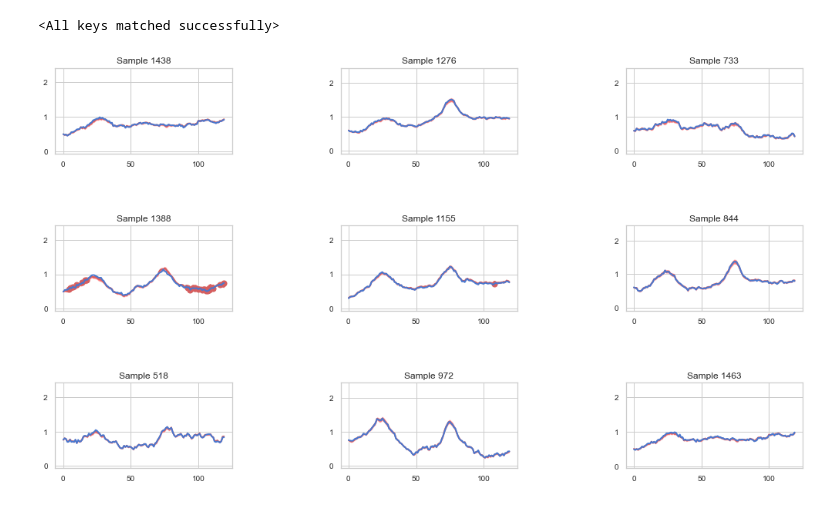
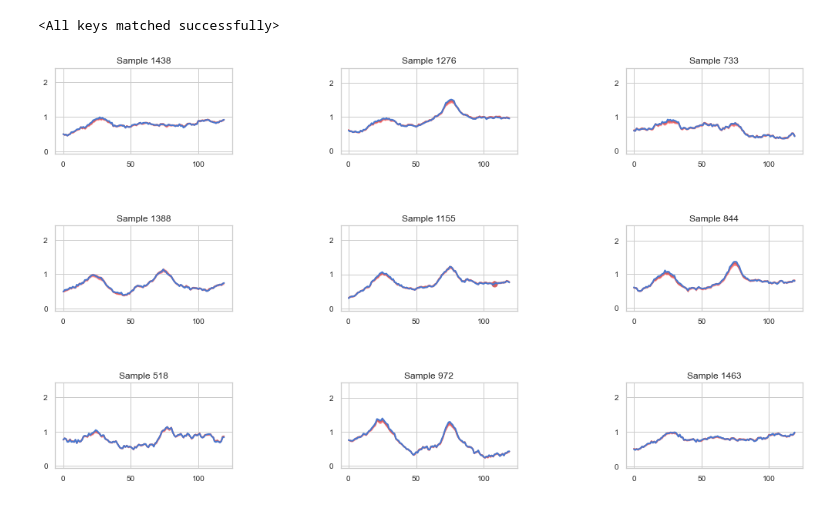
Before and after one commit to AugustSchreyer/02460_Advanced_ML, a Jupyter notebook: Model Comparison simulated.ipynb, the cells around one changed output. Cells and saved outputs as stored; diff of their text form; code cells hidden in the pictures.

```diff
--- a/Model Comparison simulated.ipynb
+++ b/Model Comparison simulated.ipynb
@@ -311,7 +307,7 @@ class Decoder(nn.Module):
 
         return out
 # %%
-with open('model_baseline_new.pkl', 'rb') as f:
+with open('model_baseline.pkl', 'rb') as f:
     state_dict_loaded = torch.load(f, map_location=torch.device('cpu'))
 # %%
 encoder_base = Encoder(**state_dict_loaded["encoder_decoder_params"]).to("cpu")
@@ -320,7 +316,7 @@ model_base = BaseLSTM_VAEprob(encoder=encoder_base, decoder=decoder_base, **stat
 model_base.load_state_dict(state_dict_loaded["model"]())
 # %% [output]
 <All keys matched successfully>
-# %%
-plot_sequences(model_base, PLOT_DATA=train_dataset)
-# %% [output]
-[figure, removed]
+# %%
+plot_sequences(model_base, PLOT_DATA=train_dataset,samples=[1438,1276,733,1388,1155,844,518,972,1463])
+# %% [output]
+[figure, added]
```
Also changed, not shown: parts of 9 cells of this notebook.
